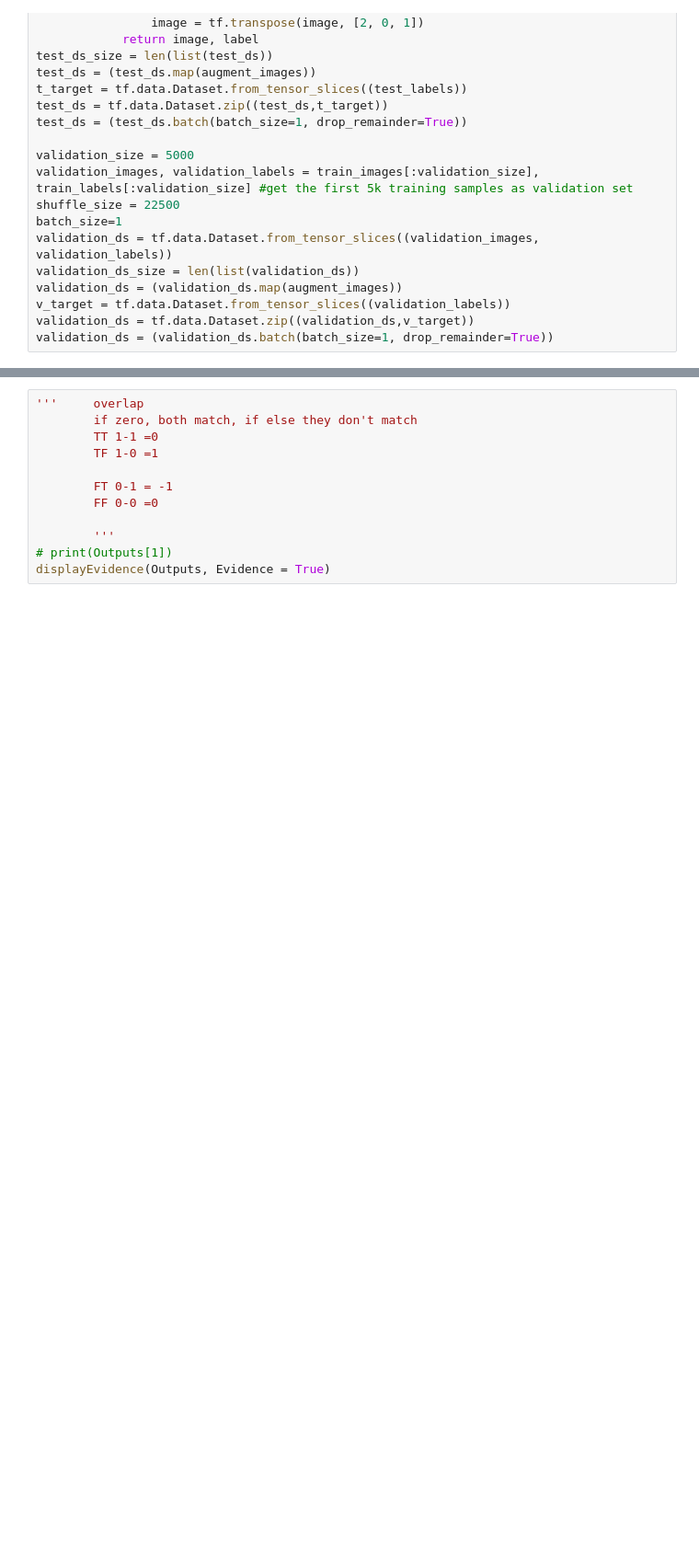
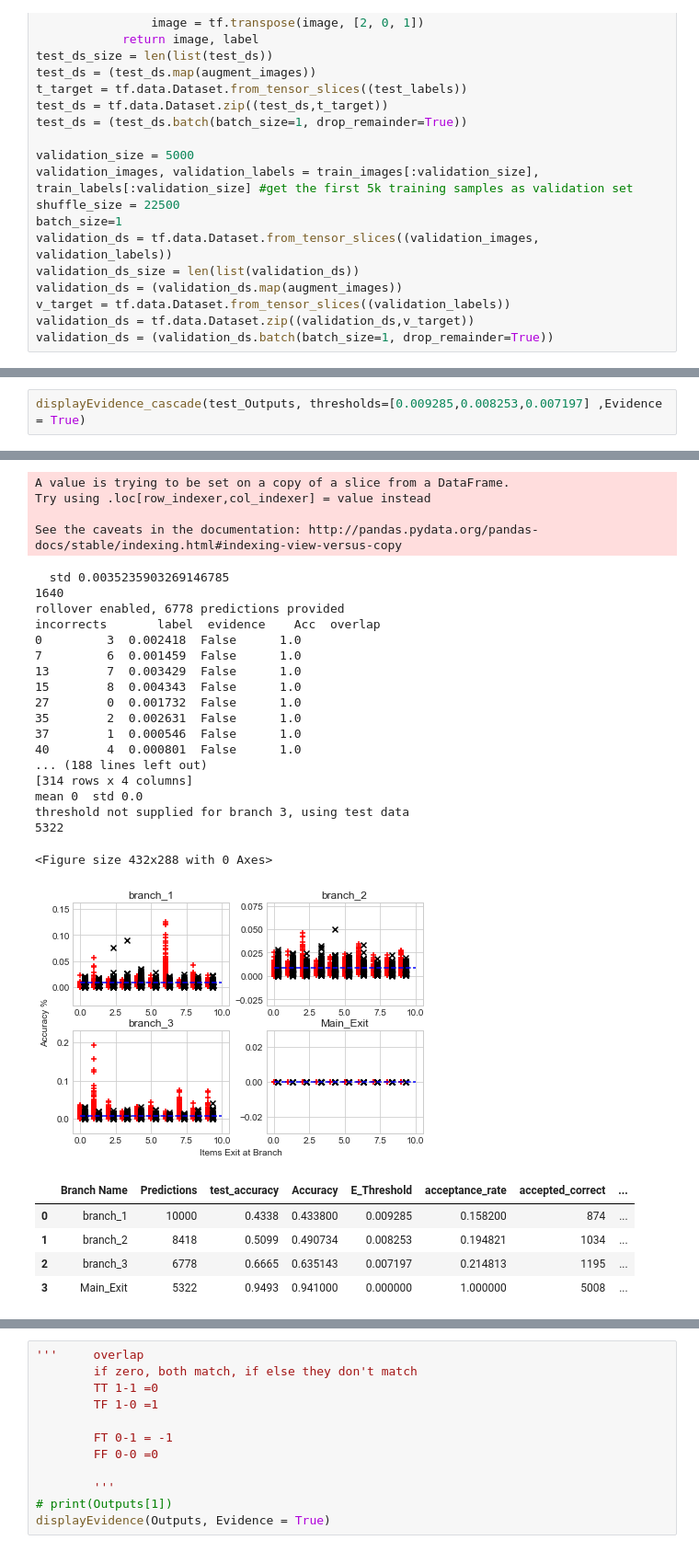
Before and after one commit to SanityLacking/BrevisNet, a Jupyter notebook: notebooks/CrossEntropy_branched-ResNet.ipynb, the cells around one changed output, grey strips where cells are left out. Shown: that part at 92% size. Cells and saved outputs as stored; diff of their text form; blank space fills up the shorter version.

```diff
--- a/notebooks/CrossEntropy_branched-ResNet.ipynb
+++ b/notebooks/CrossEntropy_branched-ResNet.ipynb
@@ -816,0 +682,3 @@ mean 0.9838146823900443  std 0.5560552143471937
+# %%
+displayEvidence_cascade(test_Outputs, thresholds=[0.009285,0.008253,0.007197] ,Evidence = True)
+# %% [output]
@@ -817,3 +702,31 @@ mean 0.9838146823900443  std 0.5560552143471937
+A value is trying to be set on a copy of a slice from a DataFrame.
+Try using .loc[row_indexer,col_indexer] = value instead
+
+See the caveats in the documentation: http://pandas.pydata.org/pandas-docs/stable/indexing.html#indexing-view-versus-copy
+  std 0.0035235903269146785
+1640
+rollover enabled, 6778 predictions provided
+incorrects       label  evidence    Acc  overlap
+0         3  0.002418  False      1.0
+7         6  0.001459  False      1.0
+13        7  0.003429  False      1.0
+15        8  0.004343  False      1.0
+27        0  0.001732  False      1.0
+35        2  0.002631  False      1.0
+37        1  0.000546  False      1.0
+40        4  0.000801  False      1.0
+... (188 lines left out)
+[314 rows x 4 columns]
+mean 0  std 0.0
+threshold not supplied for branch 3, using test data
+5322
+<Figure size 432x288 with 0 Axes>
+[figure, added]
+|  | Branch Name | Predictions | test_accuracy | Accuracy | E_Threshold | acceptance_rate | accepted_correct | ... |
+| 0 | branch_1 | 10000 | 0.4338 | 0.433800 | 0.009285 | 0.158200 | 874 | ... |
+| 1 | branch_2 | 8418 | 0.5099 | 0.490734 | 0.008253 | 0.194821 | 1034 | ... |
+| 2 | branch_3 | 6778 | 0.6665 | 0.635143 | 0.007197 | 0.214813 | 1195 | ... |
+| 3 | Main_Exit | 5322 | 0.9493 | 0.941000 | 0.000000 | 1.000000 | 5008 | ... |
 # %%
 display(displayEvidence_cascade(test_Outputs, Evidence = False))
 # %% [output]
```
Also changed, not shown: parts of 14 cells of this notebook, 2 other files.
